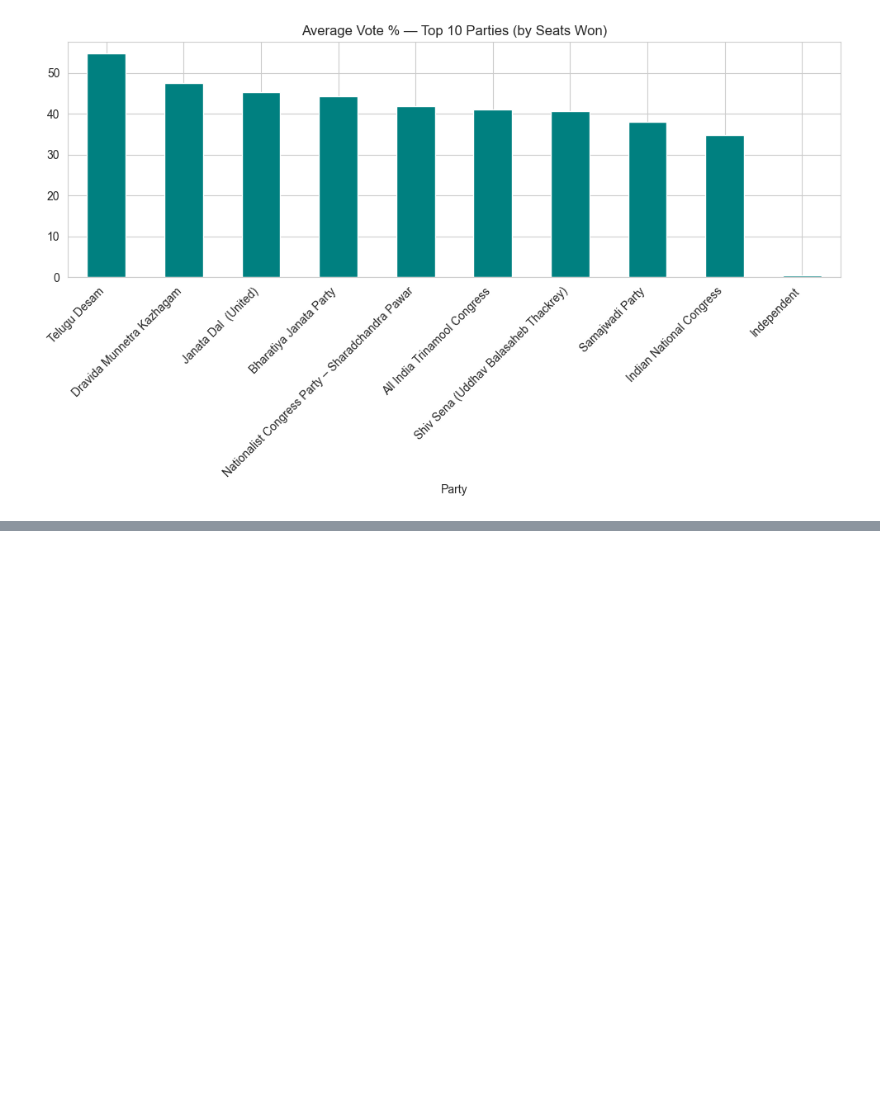
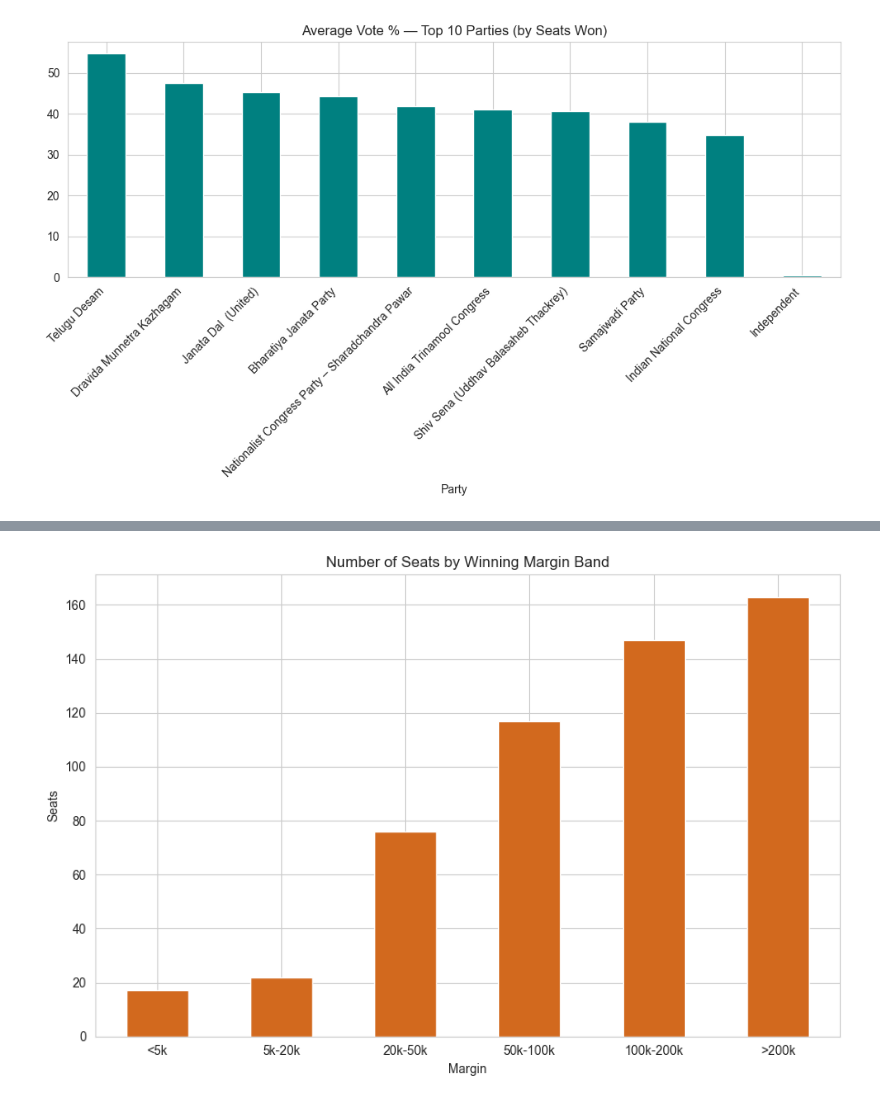
Before and after one commit to geershatisaxena/Election, a Jupyter notebook: res.ipynb, the cells around one changed output, grey strips where cells are left out. Drawn from its saved outputs; the diff is of its cells as text; code cells hidden in the pictures; blank space fills up the shorter version.

```diff
--- a/res.ipynb
+++ b/res.ipynb
@@ -1325,0 +1354,12 @@ plt.tight_layout()
+# %%
+bins = [0, 5000, 20000, 50000, 100000, 200000, merged["Margin"].max() + 1]
+labels = ["<5k", "5k-20k", "20k-50k", "50k-100k", "100k-200k", ">200k"]
+margin_bands = pd.cut(merged["Margin"], bins=bins, labels=labels).value_counts().reindex(labels)
+plt.figure(figsize=(9, 6))
+margin_bands.plot(kind="bar", color="chocolate")
+plt.title("Number of Seats by Winning Margin Band")
+plt.ylabel("Seats")
+plt.xticks(rotation=0)
+plt.tight_layout()
+# %% [output]
+[figure, added]
```
Also changed, not shown: parts of 9 cells of this notebook.
